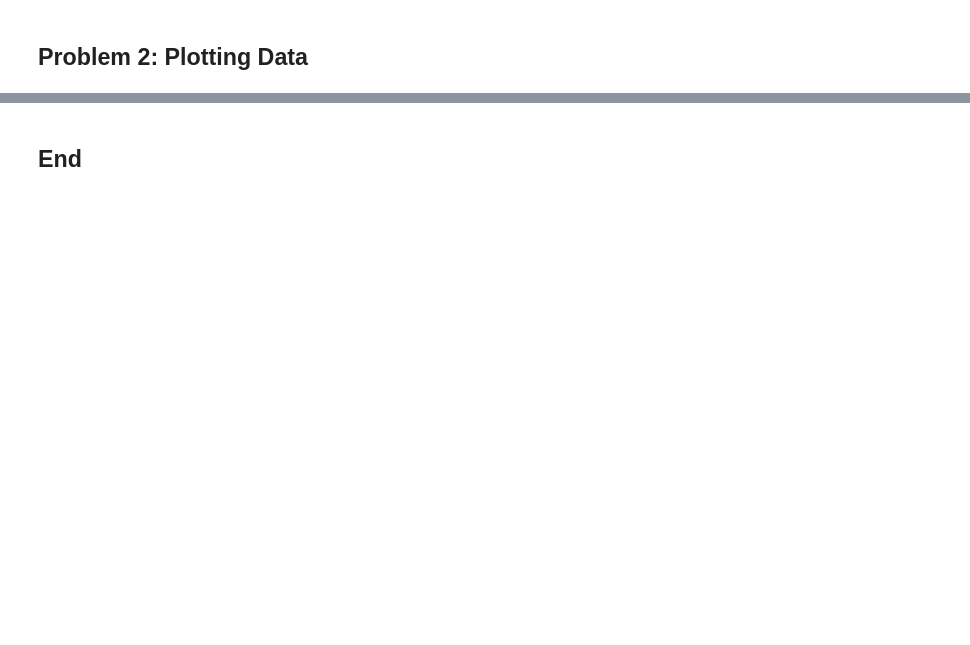
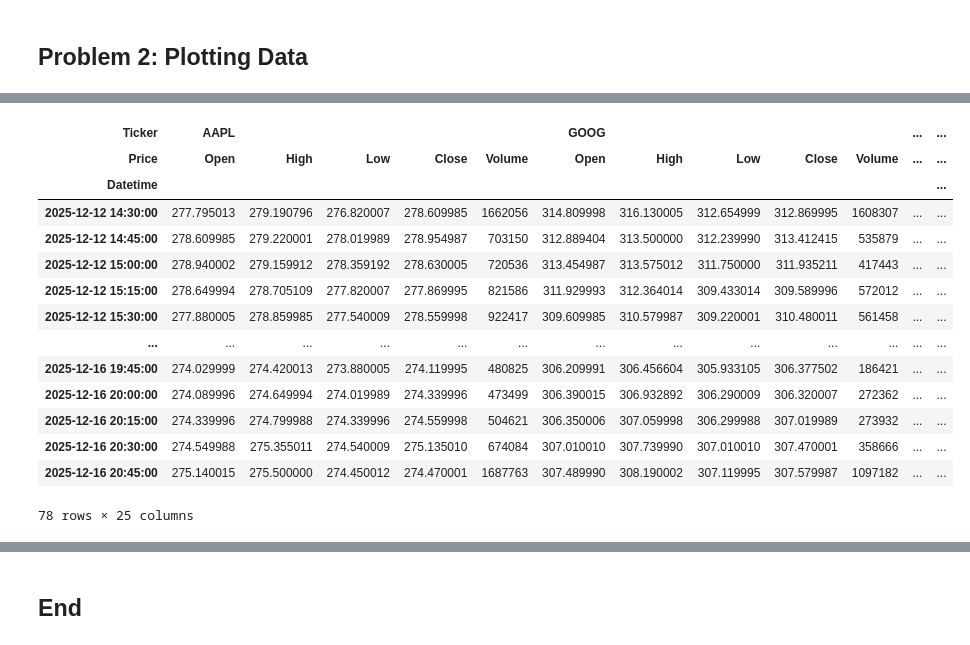
Before and after one commit to cathalred88/computer_infrastructure, a Jupyter notebook: problems.ipynb, the cells around one changed output, grey strips where cells are left out. Drawn from its saved outputs; the diff is of its cells as text; code cells hidden in the pictures; blank space fills up the shorter version.

```diff
--- a/problems.ipynb
+++ b/problems.ipynb
@@ -199,0 +167,23 @@ KeyError: 'Price'
+# %%
+# convert the datetime to string format
+df.index = pd.to_datetime(df.index)
+df.index = df.index.strftime('%Y-%m-%d %H:%M:%S')
+
+# view the dataframe
+df
+# %% [output]
+| Ticker | AAPL |  |  |  |  | GOOG |  |  |  |  | ... | ... |
+| Price | Open | High | Low | Close | Volume | Open | High | Low | Close | Volume | ... | ... |
+| Datetime |  |  |  |  |  |  |  |  |  |  |  | ... |
+| 2025-12-12 14:30:00 | 277.795013 | 279.190796 | 276.820007 | 278.609985 | 1662056 | 314.809998 | 316.130005 | 312.654999 | 312.869995 | 1608307 | ... | ... |
+| 2025-12-12 14:45:00 | 278.609985 | 279.220001 | 278.019989 | 278.954987 | 703150 | 312.889404 | 313.500000 | 312.239990 | 313.412415 | 535879 | ... | ... |
+| 2025-12-12 15:00:00 | 278.940002 | 279.159912 | 278.359192 | 278.630005 | 720536 | 313.454987 | 313.575012 | 311.750000 | 311.935211 | 417443 | ... | ... |
+| 2025-12-12 15:15:00 | 278.649994 | 278.705109 | 277.820007 | 277.869995 | 821586 | 311.929993 | 312.364014 | 309.433014 | 309.589996 | 572012 | ... | ... |
+| 2025-12-12 15:30:00 | 277.880005 | 278.859985 | 277.540009 | 278.559998 | 922417 | 309.609985 | 310.579987 | 309.220001 | 310.480011 | 561458 | ... | ... |
+| ... | ... | ... | ... | ... | ... | ... | ... | ... | ... | ... | ... | ... |
+| 2025-12-16 19:45:00 | 274.029999 | 274.420013 | 273.880005 | 274.119995 | 480825 | 306.209991 | 306.456604 | 305.933105 | 306.377502 | 186421 | ... | ... |
+| 2025-12-16 20:00:00 | 274.089996 | 274.649994 | 274.019989 | 274.339996 | 473499 | 306.390015 | 306.932892 | 306.290009 | 306.320007 | 272362 | ... | ... |
+| 2025-12-16 20:15:00 | 274.339996 | 274.799988 | 274.339996 | 274.559998 | 504621 | 306.350006 | 307.059998 | 306.299988 | 307.019989 | 273932 | ... | ... |
+| 2025-12-16 20:30:00 | 274.549988 | 275.355011 | 274.540009 | 275.135010 | 674084 | 307.010010 | 307.739990 | 307.010010 | 307.470001 | 358666 | ... | ... |
+| 2025-12-16 20:45:00 | 275.140015 | 275.500000 | 274.450012 | 274.470001 | 1687763 | 307.489990 | 308.190002 | 307.119995 | 307.579987 | 1097182 | ... | ... |
+78 rows × 25 columns
```
Also changed, not shown: parts of 17 cells of this notebook, 14 other files.
